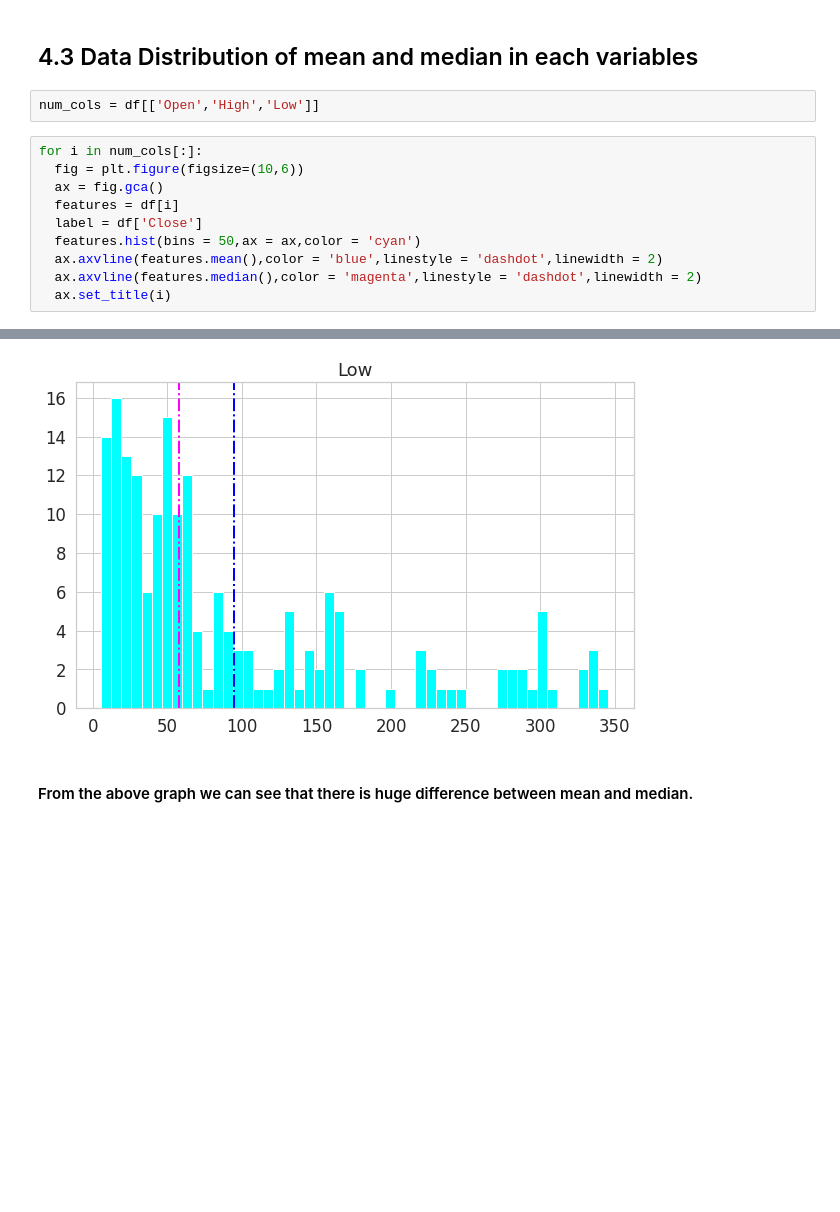
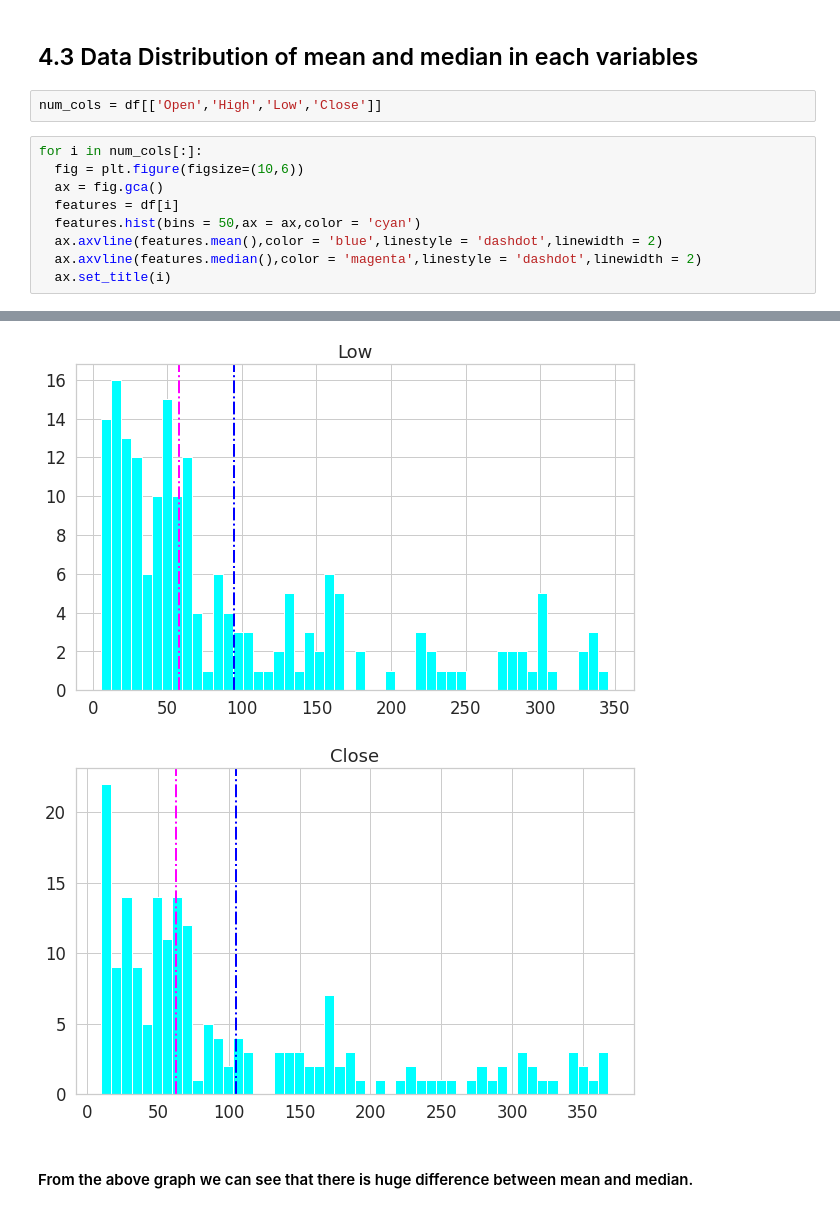
Before and after one commit to abhikr1302/ML_Capstone_Yes_Bank_Stock_closing_Prediction, a Jupyter notebook: ML_Yes_Bank_Stock_Prediction.ipynb, the cells around one changed output, grey strips where cells are left out. Cells and saved outputs as stored; diff of their text form; blank space fills up the shorter version.

```diff
--- a/ML_Yes_Bank_Stock_Prediction.ipynb
+++ b/ML_Yes_Bank_Stock_Prediction.ipynb
@@ -173,21 +173,21 @@ plt.plot()
 # %% [markdown]
 ## 4.3 Data Distribution of mean and median in each variables
 # %%
-num_cols = df[['Open','High','Low']]
+num_cols = df[['Open','High','Low','Close']]
 # %%
 for i in num_cols[:]:
   fig = plt.figure(figsize=(10,6))
   ax = fig.gca()
   features = df[i]
-  label = df['Close']
   features.hist(bins = 50,ax = ax,color = 'cyan')
   ax.axvline(features.mean(),color = 'blue',linestyle = 'dashdot',linewidth = 2)
   ax.axvline(features.median(),color = 'magenta',linestyle = 'dashdot',linewidth = 2)
   ax.set_title(i)
 # %% [output]
 [figure]
 [figure]
 [figure]
+[figure, added]
 # %% [markdown]
 #### From the above graph we can see that there is huge difference between mean and median.
 # %% [markdown]
```
Also changed, not shown: parts of 3 cells of this notebook.
